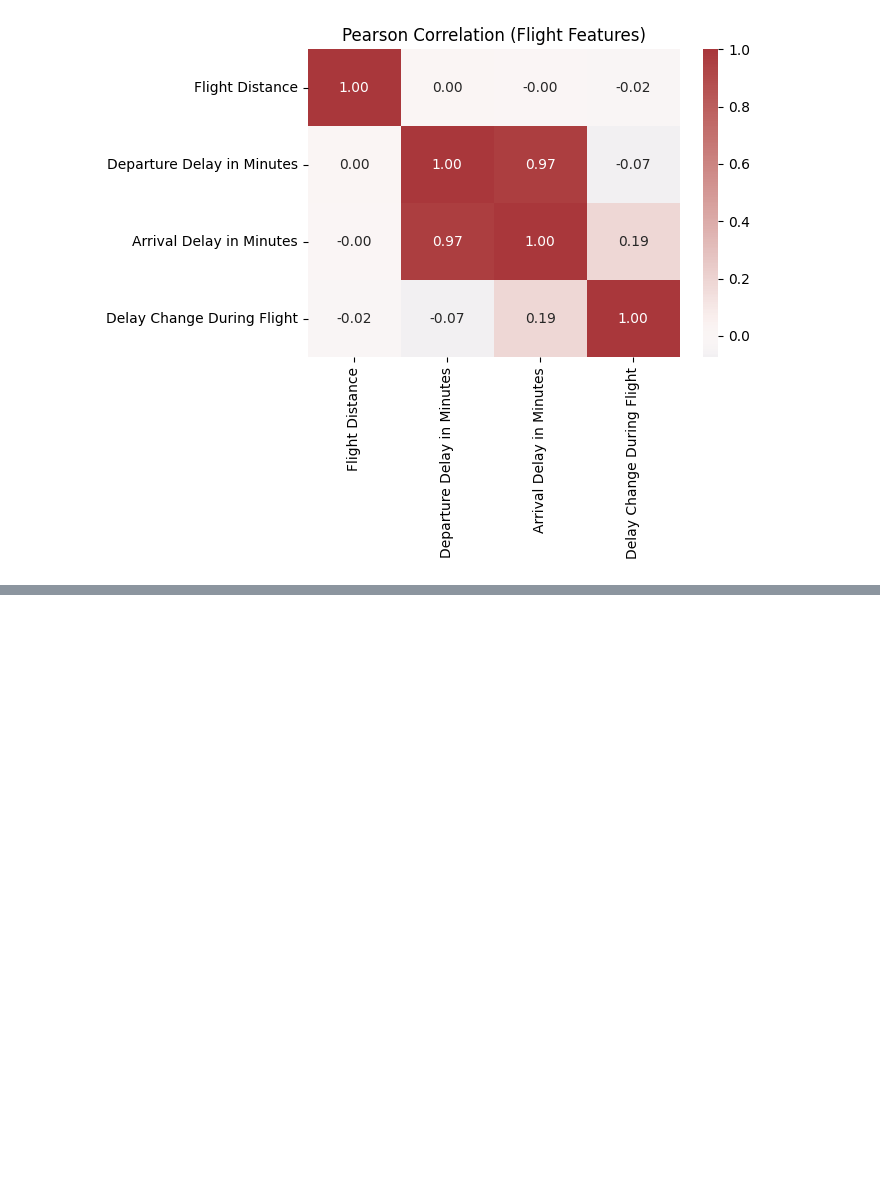
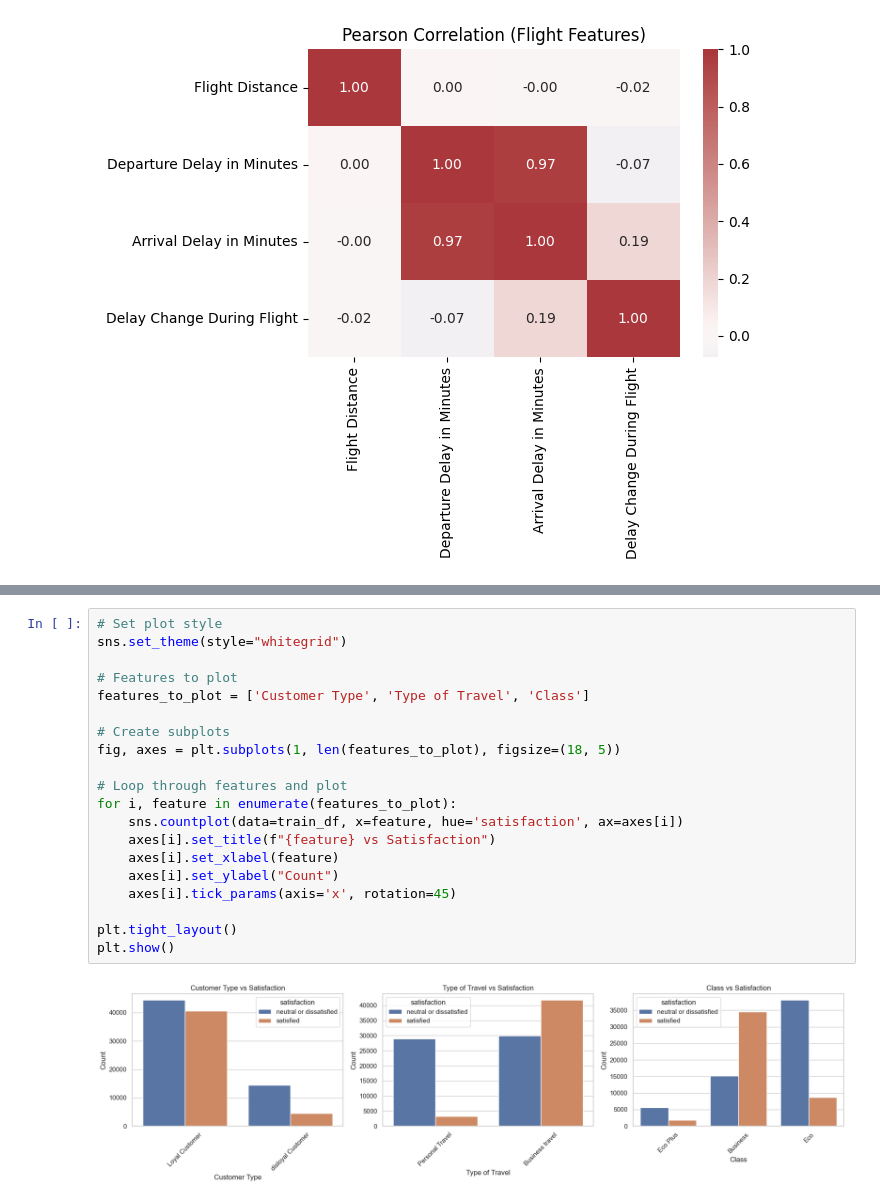
Before and after one commit to qslia/kaggle_Practice, a Jupyter notebook: python/1.ipynb, the cells around one changed output, grey strips where cells are left out. Drawn from its saved outputs; the diff is of its cells as text; blank space fills up the shorter version.

Commit message:
data observation finished

```diff
--- a/python/1.ipynb
+++ b/python/1.ipynb
@@ -175,0 +200,22 @@ plt.show()
+# %%
+# Set plot style
+sns.set_theme(style="whitegrid")
+
+# Features to plot
+features_to_plot = ['Customer Type', 'Type of Travel', 'Class']
+
+# Create subplots
+fig, axes = plt.subplots(1, len(features_to_plot), figsize=(18, 5))
+
+# Loop through features and plot
+for i, feature in enumerate(features_to_plot):
+    sns.countplot(data=train_df, x=feature, hue='satisfaction', ax=axes[i])
+    axes[i].set_title(f"{feature} vs Satisfaction")
+    axes[i].set_xlabel(feature)
+    axes[i].set_ylabel("Count")
+    axes[i].tick_params(axis='x', rotation=45)
+
+plt.tight_layout()
+plt.show()
+# %% [output]
+[figure, added]
```
Also changed, not shown: parts of 4 cells of this notebook, 1 other file.
